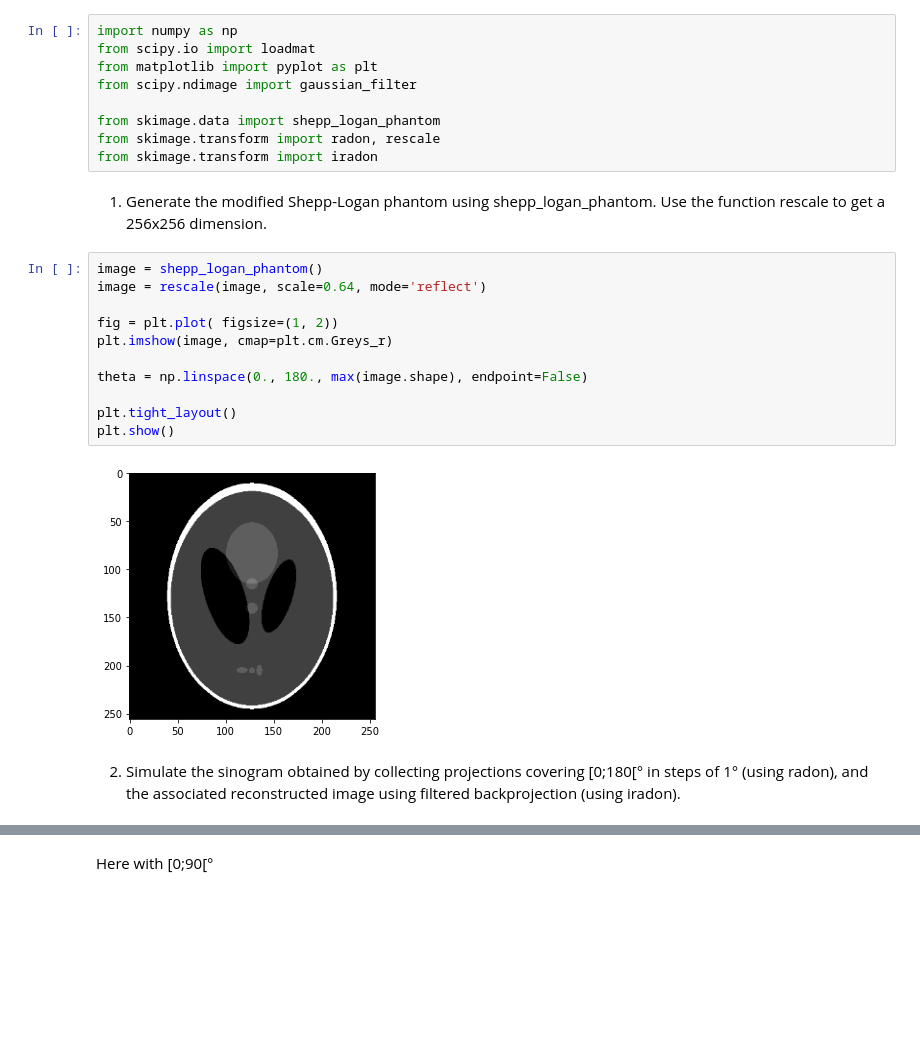
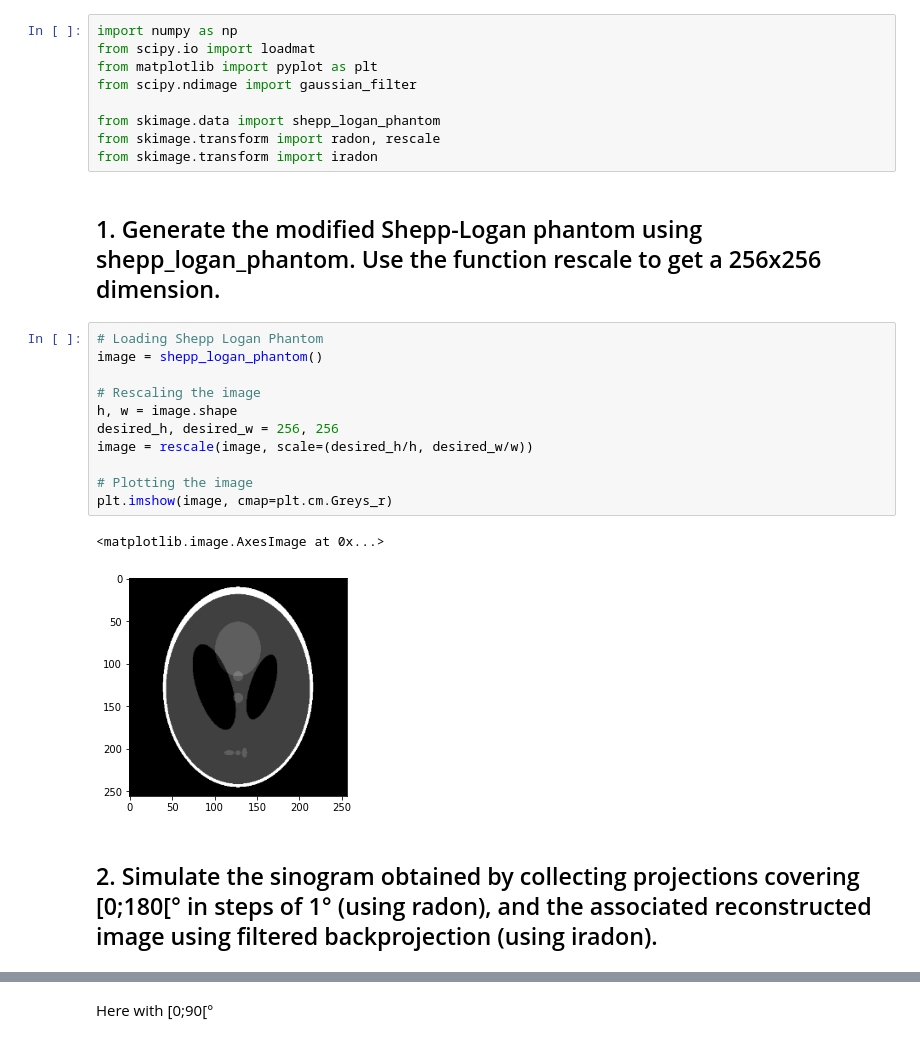
Before and after one commit to murillo-teixeira/medical-imaging-assignments, a Jupyter notebook: 2. Lab 2/Lab2.ipynb, the cells around one changed output, grey strips where cells are left out. Cells and saved outputs as stored; diff of their text form; blank space fills up the shorter version.

```diff
--- a/2. Lab 2/Lab2.ipynb
+++ b/2. Lab 2/Lab2.ipynb
@@ -12,24 +12,23 @@ from skimage.data import shepp_logan_phantom
 from skimage.transform import radon, rescale
 from skimage.transform import iradon
 # %% [markdown]
-1. Generate the modified Shepp-Logan phantom using shepp_logan_phantom. Use the function rescale to get a 256x256 dimension.
+## 1. Generate the modified Shepp-Logan phantom using shepp_logan_phantom. Use the function rescale to get a 256x256 dimension.
-# %%
-image = shepp_logan_phantom()
-image = rescale(image, scale=0.64, mode='reflect')
-
-fig = plt.plot( figsize=(1, 2))
-plt.imshow(image, cmap=plt.cm.Greys_r)
-
-theta = np.linspace(0., 180., max(image.shape), endpoint=False)
-
-plt.tight_layout()
-plt.show()
-# %% [output]
-[figure, removed]
+# %%
+# Loading Shepp Logan Phantom
+image = shepp_logan_phantom()
+
+# Rescaling the image
+h, w = image.shape
+desired_h, desired_w = 256, 256
+image = rescale(image, scale=(desired_h/h, desired_w/w))
+
+# Plotting the image
+plt.imshow(image, cmap=plt.cm.Greys_r)
+# %% [output]
+<matplotlib.image.AxesImage at 0x...>
+[figure, added]
 # %% [markdown]
-2. Simulate the sinogram obtained by collecting projections covering [0;180[° in steps of
-1° (using radon), and the associated reconstructed image using filtered backprojection
-(using iradon).
+## 2. Simulate the sinogram obtained by collecting projections covering [0;180[° in steps of 1° (using radon), and the associated reconstructed image using filtered backprojection (using iradon).
 # %%
 fig, (ax1, ax2, ax3) = plt.subplots(1, 3, figsize=(8, 4.5))
 
```
Also changed, not shown: parts of 19 cells of this notebook, 3 other files.
